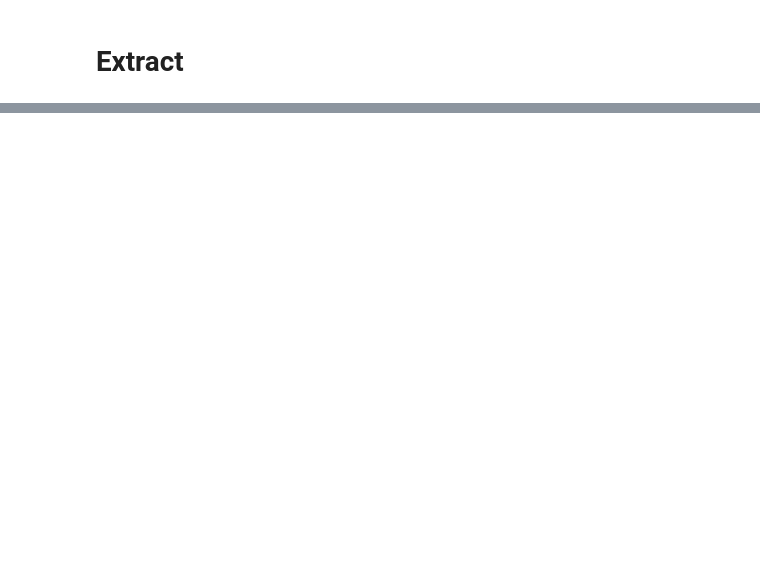
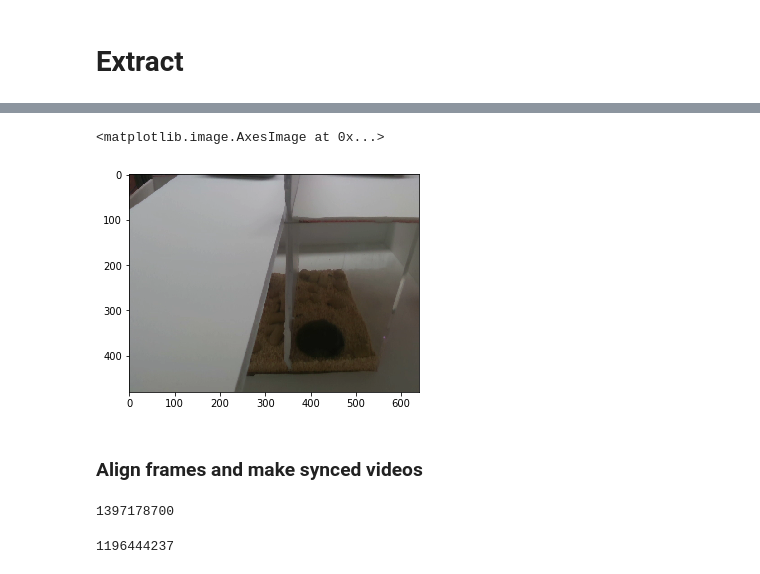
Before and after one commit to calebweinreb/MoseqMulti, a Jupyter notebook: MoseqMulti-extract.ipynb, the cells around one changed output, grey strips where cells are left out. Cells and saved outputs as stored; diff of their text form; code cells hidden in the pictures; blank space fills up the shorter version.

```diff
--- a/MoseqMulti-extract.ipynb
+++ b/MoseqMulti-extract.ipynb
@@ -39,0 +120,15 @@ Cam 739112061202 : 100 / 360
+# %%
+plt.imshow(dd[0,:,:,:])
+# %% [output]
+<matplotlib.image.AxesImage at 0x...>
+[figure, added]
+# %% [markdown]
+### Align frames and make synced videos
+# %%
+cv2.VideoWriter_fourcc(*"LAGS")
+# %% [output]
+1397178700
+# %%
+cv2.VideoWriter_fourcc(*"MJPG")
+# %% [output]
+1196444237
```
Also changed, not shown: parts of 10 cells of this notebook, 5 other files.
